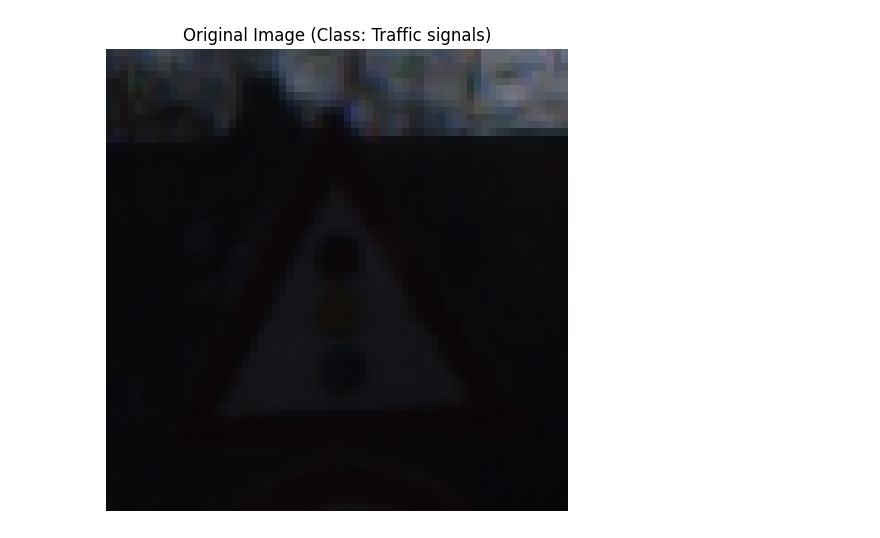
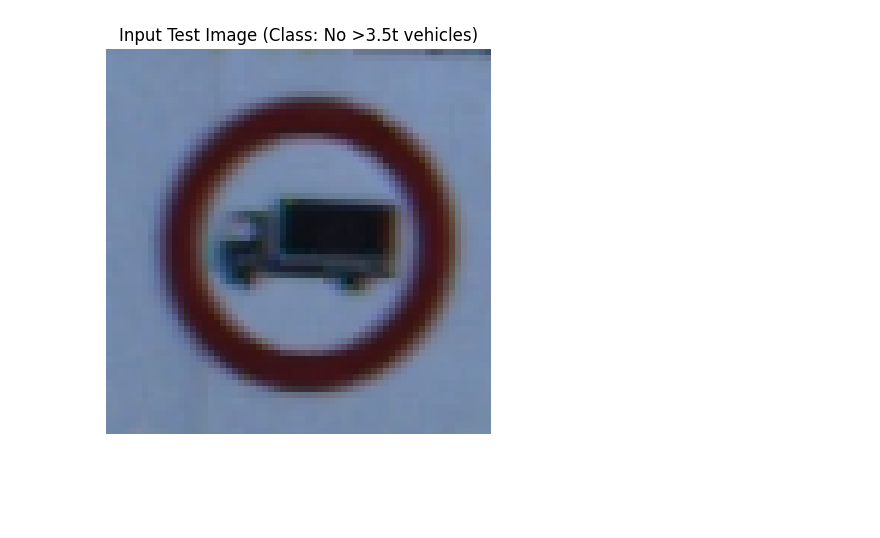
Before and after one commit to Abdullahali77/Autonomous-Vehicle-Perception-Module, a Jupyter notebook: phase2.ipynb, the cells around one changed output. Cells and saved outputs as stored; diff of their text form; code cells hidden in the pictures; blank space fills up the shorter version.

```diff
--- a/phase2.ipynb
+++ b/phase2.ipynb
@@ -192,83 +357,66 @@ Epoch [10/10] | Train Loss: 0.0134 | Val Acc: 98.80%
 # %%
-import matplotlib.pyplot as plt
-
-
-# Function to unnormalize an image tensor for display
-# These mean and std values are the ones used in the data_transforms
+# Visualize CNN feature maps (best Deep CNN model)
 mean = (0.485, 0.456, 0.406)
 std = (0.229, 0.224, 0.225)
 
 def unnormalize_image(tensor):
-    # tensor: C x H x W
-    unnormalized_tensor = tensor.clone()
-    for t, m, s in zip(unnormalized_tensor, mean, std):
+    out = tensor.clone()
+    for t, m, s in zip(out, mean, std):
         t.mul_(s).add_(m)
-    return unnormalized_tensor
+    return out.clamp(0, 1)
 
-# Get a sample image from the validation set
-# We need to iterate through val_loader to get a batch
-dataiter = iter(val_loader)
+# Take one sample from test loader
+dataiter = iter(test_loader)
 images, labels = next(dataiter)
+sample_image_tensor = images[0].unsqueeze(0).to(device)
+original_image = unnormalize_image(images[0].cpu())
 
-# Select the first image from the batch
-sample_image_tensor = images[0].unsqueeze(0).to(device) # Add batch dimension (1, C, H, W)
-original_image_for_display = unnormalize_image(images[0].cpu()) # Unnormalize for plotting
-
-# Display the original image
-plt.figure(figsize=(6, 6))
-plt.imshow(original_image_for_display.permute(1, 2, 0).numpy()) # Change to HWC format and convert to numpy
-plt.title(f"Original Image (Class: {CLASS_NAMES[labels[0].item()]})")
-plt.axis('off')
+plt.figure(figsize=(5, 5))
+plt.imshow(original_image.permute(1, 2, 0).numpy())
+plt.title(f"Input Test Image (Class: {CLASS_NAMES[int(labels[0])]})")
+plt.axis("off")
 plt.show()
 
-# Define a temporary model to extract features from intermediate layers
+
 class FeatureExtractionCNN(nn.Module):
-    def __init__(self, original_model):
-        super(FeatureExtractionCNN, self).__init__()
-        # Copy the feature extraction layers from the original model
-        self.conv1 = original_model.conv1
-        self.pool = original_model.pool
-        self.conv2 = original_model.conv2
+    def __init__(self, trained_model):
+        super().__init__()
+        self.conv1 = trained_model.conv1
+        self.pool = trained_model.pool
+        self.conv2 = trained_model.conv2
 
     def forward(self, x):
-        # Pass through the first conv layer, ReLU, and pooling
-        features_conv1_pooled = self.pool(F.relu(self.conv1(x)))
-        # Pass through the second conv layer, ReLU, and pooling
-        features_conv2_pooled = self.pool(F.relu(self.conv2(features_conv1_pooled)))
-        return features_conv1_pooled, features_conv2_pooled
+        f1 = self.pool(F.relu(self.conv1(x)))
+        f2 = self.pool(F.relu(self.conv2(f1)))
+        return f1, f2
 
-# Instantiate the feature extractor and move to device
-feature_extractor = FeatureExtractionCNN(model).to(device)
-feature_extractor.eval() # Set to evaluation mode
 
-# feature maps
+feature_extractor = FeatureExtractionCNN(cnn_best_model).to(device)
+feature_extractor.eval()
+
 with torch.no_grad():
-    features1_output, features2_output = feature_extractor(sample_image_tensor)
+    feat1, feat2 = feature_extractor(sample_image_tensor)
 
-# Convert to numpy
-features1_np = features1_output.squeeze(0).cpu().numpy() # Shape: (16, H, W)
-features2_np = features2_output.squeeze(0).cpu().numpy() # Shape: (32, H, W)
+feat1_np = feat1.squeeze(0).cpu().numpy()
+feat2_np = feat2.squeeze(0).cpu().numpy()
 
-# Helper function
+
 def plot_feature_maps(features_np, title):
     num_filters = features_np.shape[0]
-    # Calculate grid dimensions: try to make it roughly square
     grid_size = int(np.ceil(np.sqrt(num_filters)))
 
-    plt.figure(figsize=(grid_size * 2, grid_size * 2)) # Adjust figure size dynamically
+    plt.figure(figsize=(grid_size * 2, grid_size * 2))
     for i in range(num_filters):
         plt.subplot(grid_size, grid_size, i + 1)
-        plt.imshow(features_np[i], cmap='viridis') # 'viridis' is a good choice for heatmaps
-        plt.title(f'Filter {i+1}', fontsize=8)
-        plt.axis('off')
-    plt.suptitle(title, fontsize=16)
-    plt.tight_layout(rect=[0, 0.03, 1, 0.95]) # Adjust layout to prevent title overlap
+        plt.imshow(features_np[i], cmap="viridis")
+        plt.title(f"F{i+1}", fontsize=8)
+        plt.axis("off")
+    plt.suptitle(title, fontsize=14)
+    plt.tight_layout(rect=[0, 0.03, 1, 0.95])
     plt.show()
 
-# 1st conv
-plot_feature_maps(features1_np, 'Feature Maps after Conv1 Block')
 
-# 2nd conv
-plot_feature_maps(features2_np, 'Feature Maps after Conv2 Block')
+plot_feature_maps(feat1_np, "Feature Maps after Conv1 Block")
+plot_feature_maps(feat2_np, "Feature Maps after Conv2 Block")
 # %% [output]
-[figure, old version]
+[figure, new version]
```
Also changed, not shown: parts of 19 cells of this notebook, 7 other files.
